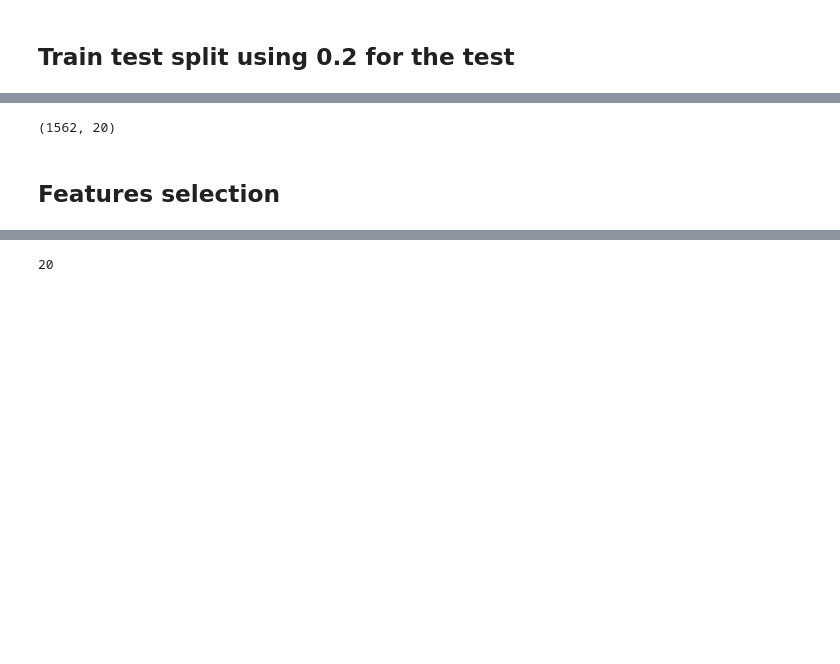
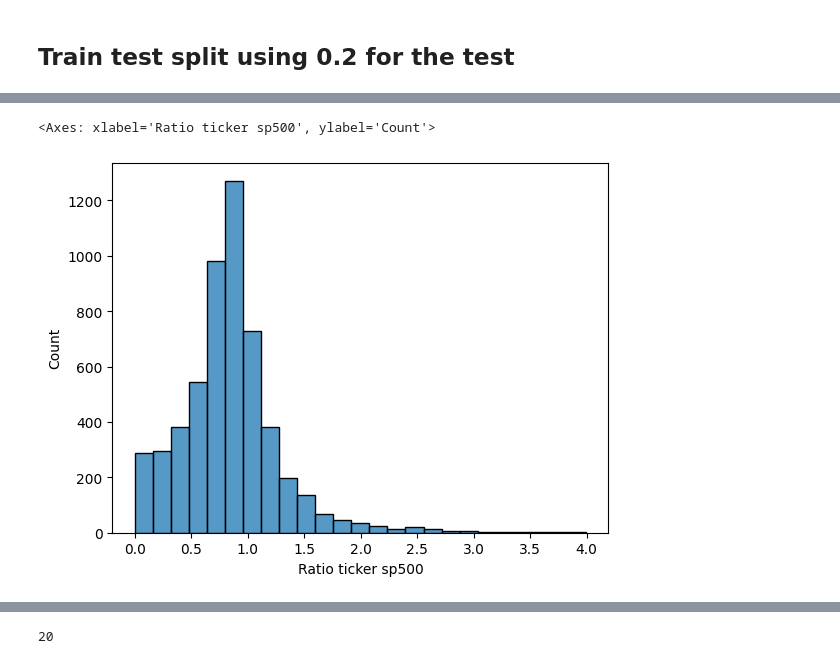
Before and after one commit to jorgeluisgg/project_awesome, a Jupyter notebook: model_creation.ipynb, the cells around one changed output, grey strips where cells are left out. Cells and saved outputs as stored; diff of their text form; code cells hidden in the pictures; blank space fills up the shorter version.

```diff
--- a/model_creation.ipynb
+++ b/model_creation.ipynb
@@ -35,0 +117,2 @@ X
+# %%
+df = df.merge(df_other, how= 'inner', on='Ticker')
@@ -35,0 +135,2 @@ X
+# %%
+df.drop(columns=['Unnamed: 0'], inplace = True)
@@ -35,0 +164,2 @@ X
+# %%
+df_fin = clean_dataframe(df)
@@ -71,6 +337,0 @@ X_train.head(10)
-# %%
-X.shape
-# %% [output]
-(1562, 20)
-# %% [markdown]
-## Features selection
@@ -76,0 +341,5 @@ X.shape
+# %%
+sns.histplot(df_filtered['Ratio ticker sp500'],bins=25)
+# %% [output]
+<Axes: xlabel='Ratio ticker sp500', ylabel='Count'>
+[figure, added]
```
Also changed, not shown: parts of 43 cells of this notebook.
